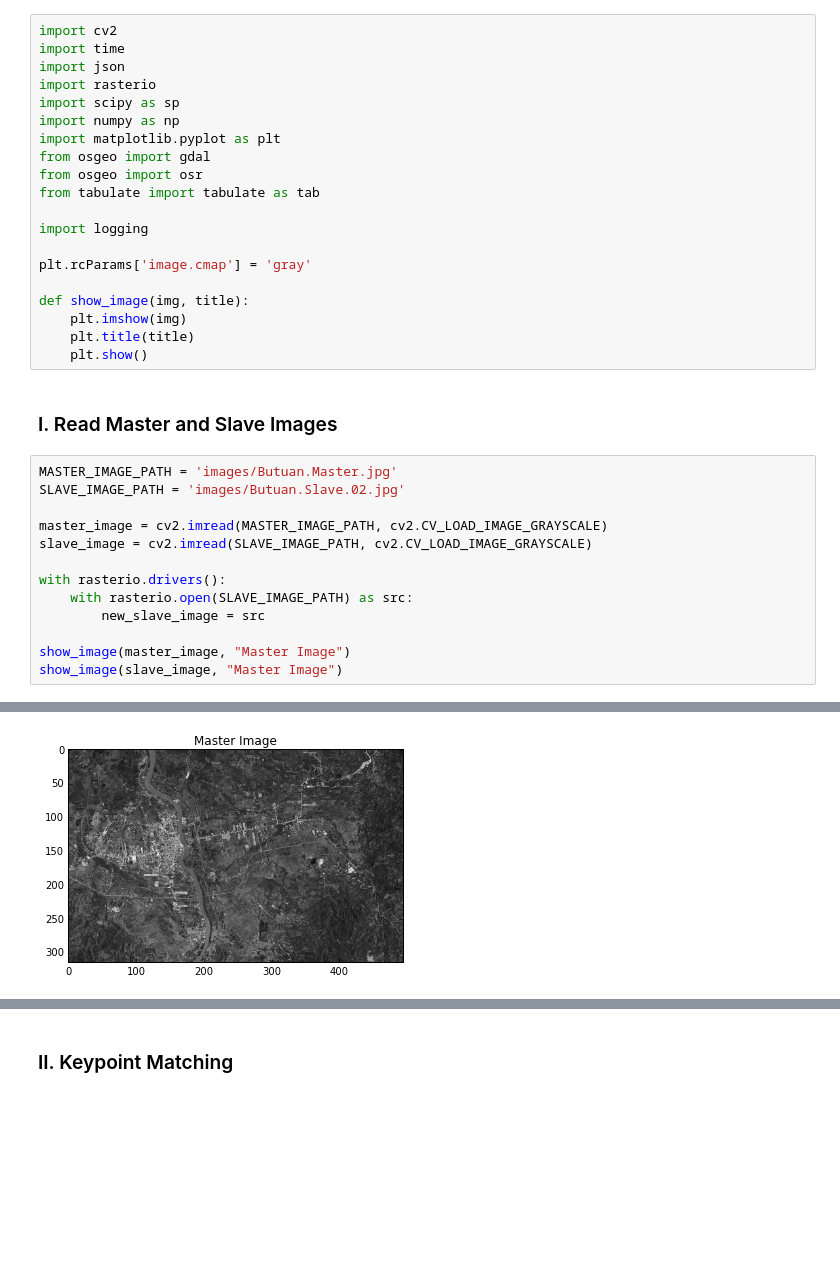
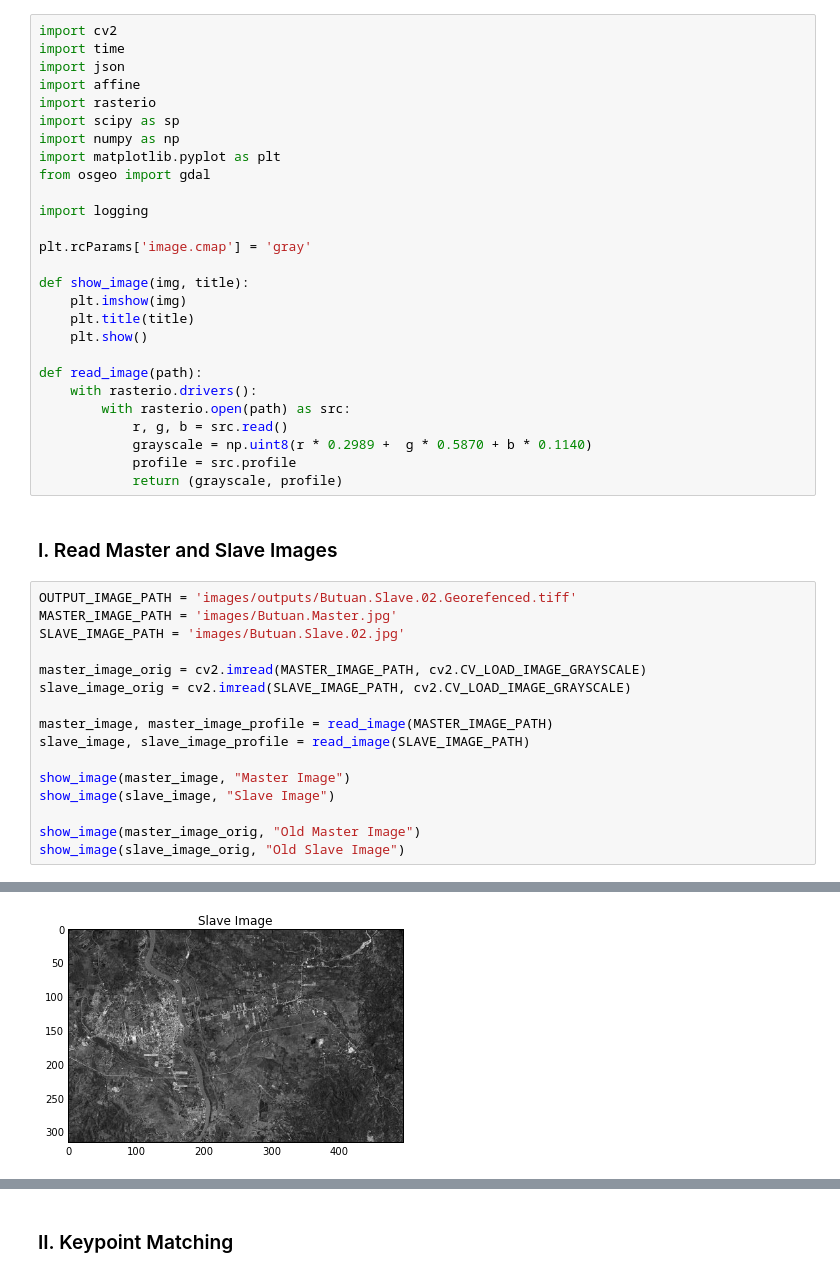
Before and after one commit to rukku/notebook-georef, a Jupyter notebook: georef.ipynb, the cells around one changed output, grey strips where cells are left out. Cells and saved outputs as stored; diff of their text form; blank space fills up the shorter version.

```diff
--- a/georef.ipynb
+++ b/georef.ipynb
@@ -4,13 +4,12 @@
 import cv2
 import time
 import json
+import affine
 import rasterio
 import scipy as sp
 import numpy as np
 import matplotlib.pyplot as plt
 from osgeo import gdal
-from osgeo import osr
-from tabulate import tabulate as tab
 
 import logging
 
@@ -20,21 +19,32 @@ def show_image(img, title):
     plt.imshow(img)
     plt.title(title)
     plt.show()
+
+def read_image(path):
+    with rasterio.drivers():
+        with rasterio.open(path) as src:
+            r, g, b = src.read()
+            grayscale = np.uint8(r * 0.2989 +  g * 0.5870 + b * 0.1140)
+            profile = src.profile
+            return (grayscale, profile)
 # %% [markdown]
 ### I. Read Master and Slave Images
 # %%
+OUTPUT_IMAGE_PATH = 'images/outputs/Butuan.Slave.02.Georefenced.tiff'
 MASTER_IMAGE_PATH = 'images/Butuan.Master.jpg'
 SLAVE_IMAGE_PATH = 'images/Butuan.Slave.02.jpg'
 
-master_image = cv2.imread(MASTER_IMAGE_PATH, cv2.CV_LOAD_IMAGE_GRAYSCALE)
-slave_image = cv2.imread(SLAVE_IMAGE_PATH, cv2.CV_LOAD_IMAGE_GRAYSCALE)
+master_image_orig = cv2.imread(MASTER_IMAGE_PATH, cv2.CV_LOAD_IMAGE_GRAYSCALE)
+slave_image_orig = cv2.imread(SLAVE_IMAGE_PATH, cv2.CV_LOAD_IMAGE_GRAYSCALE)
 
-with rasterio.drivers():
-    with rasterio.open(SLAVE_IMAGE_PATH) as src:
-        new_slave_image = src
+master_image, master_image_profile = read_image(MASTER_IMAGE_PATH)
+slave_image, slave_image_profile = read_image(SLAVE_IMAGE_PATH)
 
 show_image(master_image, "Master Image")
-show_image(slave_image, "Master Image")
+show_image(slave_image, "Slave Image")
+
+show_image(master_image_orig, "Old Master Image")
+show_image(slave_image_orig, "Old Slave Image")
 # %% [output]
 [figure]
-[figure, old version]
+[figure, new version]
```
Also changed, not shown: parts of 19 cells of this notebook, 4 other files.
